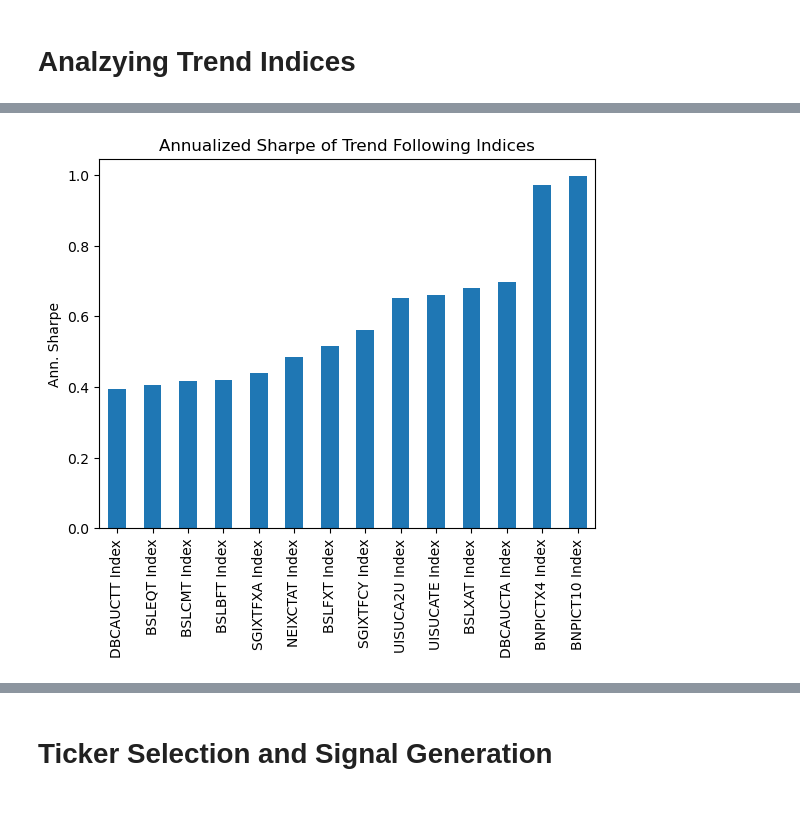
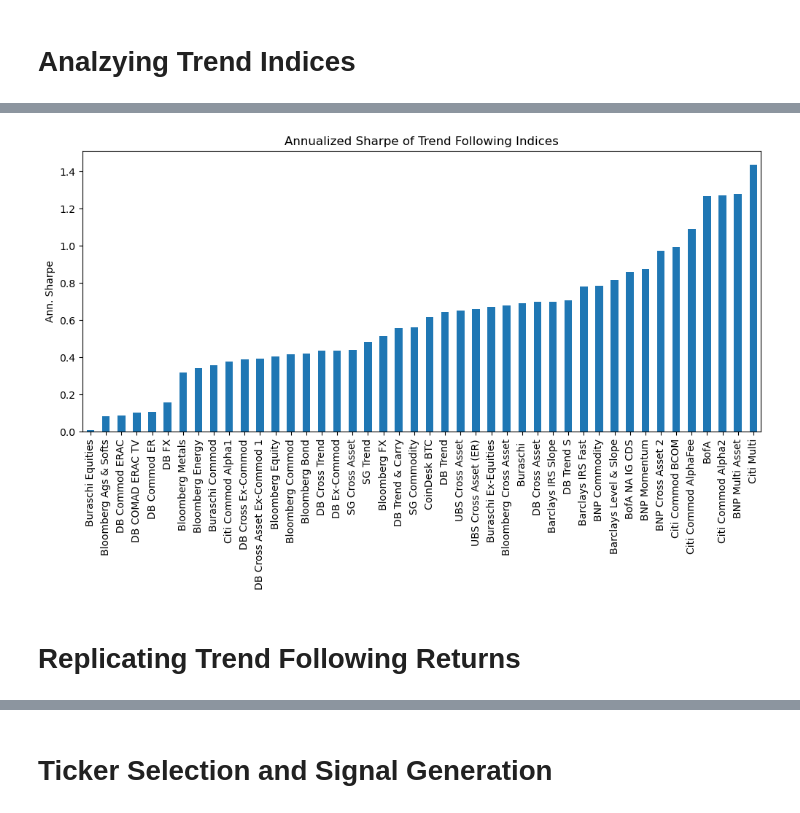
Before and after one commit to diegodalvarez/TrendSystem, a Jupyter notebook: Research/ExPostAnalysis/1IndexReplication.ipynb, the cells around one changed output, grey strips where cells are left out. Drawn from its saved outputs; the diff is of its cells as text; code cells hidden in the pictures.

```diff
--- a/Research/ExPostAnalysis/1IndexReplication.ipynb
+++ b/Research/ExPostAnalysis/1IndexReplication.ipynb
@@ -37,2 +23,12 @@ idx_namer   = df_idx_ticker.set_index("Ticker").Name.to_dict()
+# %%
+df_idx_ticker = (pd.read_excel(
+    io         = tick_path,
+    sheet_name = "TrendIndices").
+    dropna().
+    query("Holding == 'Multi Period'").
+    query("Currency == 'USD'").
+    drop(columns = ["Currency", "Holding"]).
+    rename(columns = {"Asset Class": "asset_class"}).
+    query("asset_class != 'Volatility'"))
 # %%
 df_ticker_replication_guide = (pd.read_excel(
@@ -57,7 +51,9 @@ df_fut_prep = (pd.read_parquet(
 # %% [markdown]
 # Analzying Trend Indices
 # %%
-trend_idx_path     = os.path.join(trend_path, "TrendIndices.parquet")
+trend_idx_path = os.path.join(trend_path, "RawTrendIndices.parquet")
+idx_tickers    = df_idx_ticker.Ticker.drop_duplicates().sort_values().to_list()
+
 df_raw_trend_idx   = (pd.read_parquet(
     path = trend_idx_path, engine = "pyarrow").
     query("security == @idx_tickers"))
@@ -108,0 +60,5 @@ plt.show()
+# %%
+idx_renamer = (df_idx_ticker.set_index(
+    "Ticker").
+    PlotName.
+    to_dict())
@@ -109,19 +103,29 @@ plt.show()
+# %%
+ticker_namer = (df_idx_ticker.set_index(
+    "Ticker").
+    PlotName.
+    to_dict())
 # %%
-(df_raw_trend_idx.set_index("date").groupby(
-    "security").
+(df_raw_trend_idx.assign(
+    security = lambda x: x.security.map(ticker_namer)).
+    set_index("date").
+    groupby("security").
     apply(lambda x: x.sort_index().pct_change()).
     reset_index().
     drop(columns = ["date"]).
     groupby("security").
     agg(lambda x: x.mean() / x.std() * np.sqrt(252)).
     sort_values("PX_LAST").
     plot(
-        kind   = "bar",
-        legend = False,
-        ylabel = "Ann. Sharpe",
-        title  = "Annualized Sharpe of Trend Following Indices",
-        xlabel = ""))
+        figsize = (12,5),
+        kind    = "bar",
+        legend  = False,
+        ylabel  = "Ann. Sharpe",
+        title   = "Annualized Sharpe of Trend Following Indices",
+        xlabel  = ""))
 
 plt.show()
 # %% [output]
-[figure, old version]
+[figure, new version]
+# %% [markdown]
+# Replicating Trend Following Returns
```
Also changed, not shown: parts of 11 cells of this notebook.
